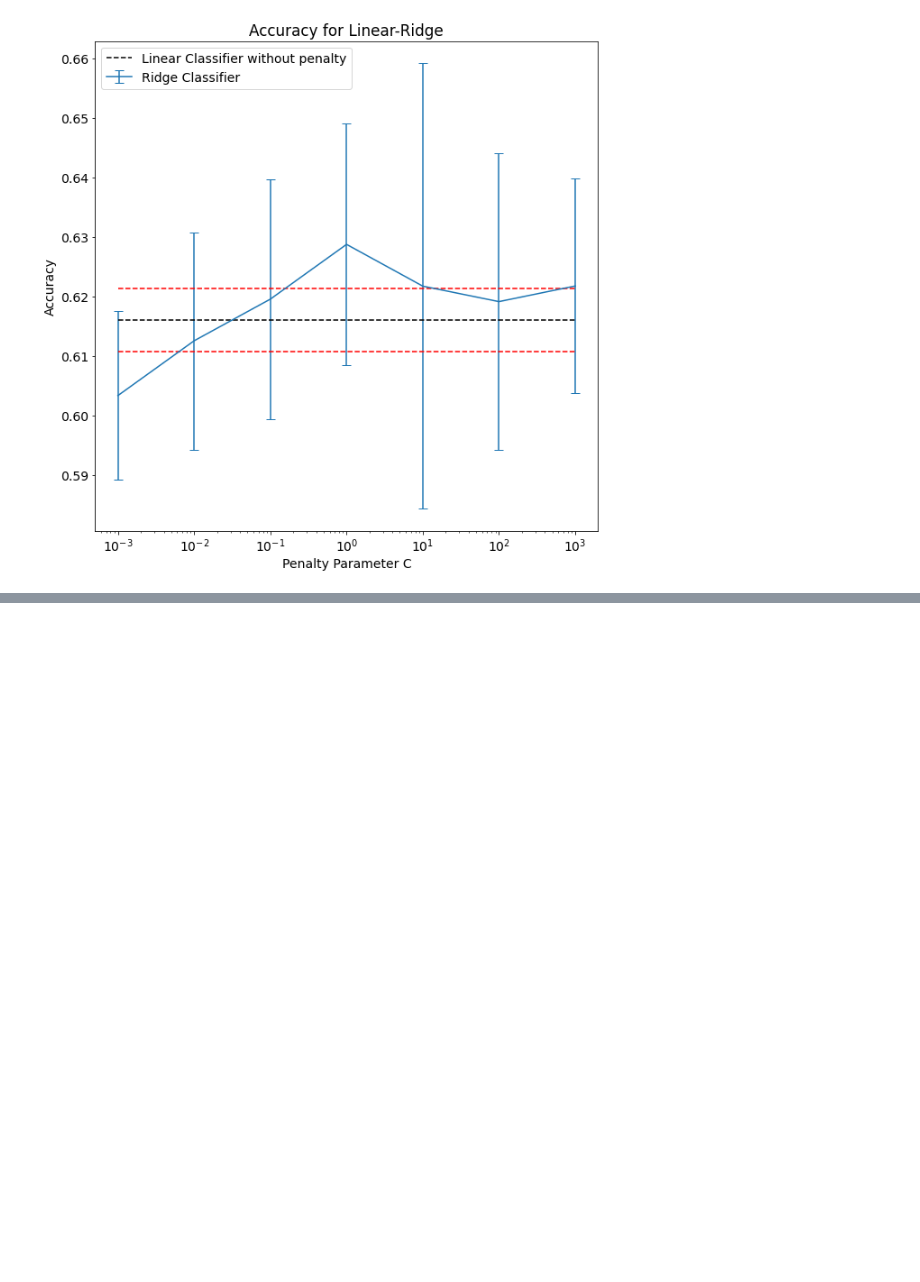
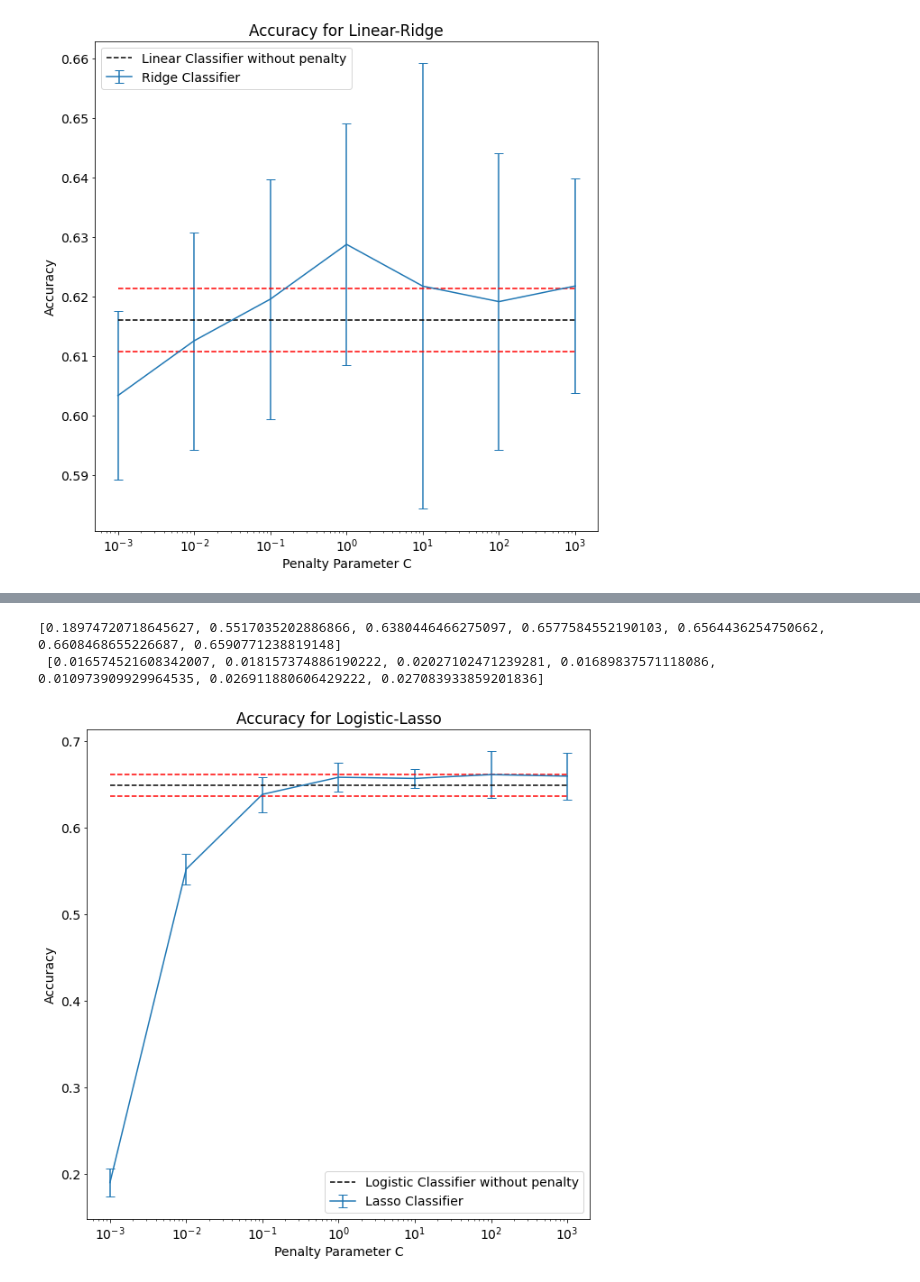
Before and after one commit to AlexSanfilippo/ML-Group-Project-Spotify, a Jupyter notebook: Data_Scripts/BasicModelsV2.0.ipynb, the cells around one changed output, grey strips where cells are left out. Saved outputs shown, nothing was run; the diff lists cells and outputs as text; code cells hidden in the pictures; blank space fills up the shorter version.

```diff
--- a/Data_Scripts/BasicModelsV2.0.ipynb
+++ b/Data_Scripts/BasicModelsV2.0.ipynb
@@ -222,0 +273,7 @@ plt.show()
+# %%
+#Best accuracy from q_best, save these results for comparison with Lasso Classifier
+q_best=2
+log_acc = accuracy[q_best-1]
+log_acc_err=accuracy_err[q_best-1]
+
+print("Best accuracy from Basic Logistic Classifier = [%lf +- %lf]" %(log_acc, log_acc_err))
@@ -222,0 +288,54 @@ plt.show()
+# %%
+from sklearn.linear_model import LogisticRegression
+#Imitating Lasso with Log version
+
+
+################################
+
+Xpoly = PolynomialFeatures(q_best, include_bias=False).fit_transform(X)
+
+#Range of penalty parameters, scaling up by *10
+Cs = [0.001,0.01,0.1, 1, 10,100,1000]
+
+accuracy=[]
+accuracy_err=[]
+for c in Cs:
+    pipe = make_pipeline(StandardScaler(), \
+        LogisticRegression(penalty="l1", C=c,\
+                           multi_class="multinomial", solver="saga",\
+                          tol=1e-3, max_iter=5e2
+                          ))#, tol=1e-3, max_iter=5e2))
+
+    tmp=[]
+    for train, test in kf.split(Xpoly):
+        pipe.fit(Xpoly[train],Y[train])
+
+        #Accuracy
+        tmp.append( pipe.score(Xpoly[test], Y[test]) )
+
+    accuracy.append( np.array(tmp).mean() )
+    accuracy_err.append( np.array(tmp).std() )
+
+print(accuracy, "\n", accuracy_err)
+
+plt.errorbar(Cs, accuracy, yerr=accuracy_err, capsize=5, label="Lasso Classifier")
+plt.hlines( log_acc + log_acc_err, Cs[0], Cs[-1], linestyles="dashed", color="red")
+plt.hlines( log_acc, Cs[0], Cs[-1], linestyles="dashed", color="black", label="Logistic Classifier without penalty")
+plt.hlines( log_acc - log_acc_err, Cs[0], Cs[-1], linestyles="dashed", color="red")
+
+plt.xticks(Cs)
+plt.xscale("log")
+
+plt.xlabel("Penalty Parameter C")
+plt.ylabel("Accuracy")
+plt.legend()
+plt.title("Accuracy for Logistic-Lasso")
+
+#plt.savefig("../Images/LassoClassifier_AllParams.png")
+plt.show()
+
+#C=10, qbest=2
+# %% [output]
+[0.18974720718645627, 0.5517035202886866, 0.6380446466275097, 0.6577584552190103, 0.6564436254750662, 0.6608468655226687, 0.6590771238819148]
+ [0.016574521608342007, 0.018157374886190222, 0.02027102471239281, 0.01689837571118086, 0.010973909929964535, 0.026911880606429222, 0.027083933859201836]
+[figure, added]
```
Also changed, not shown: parts of 28 cells of this notebook, 9 other files.
